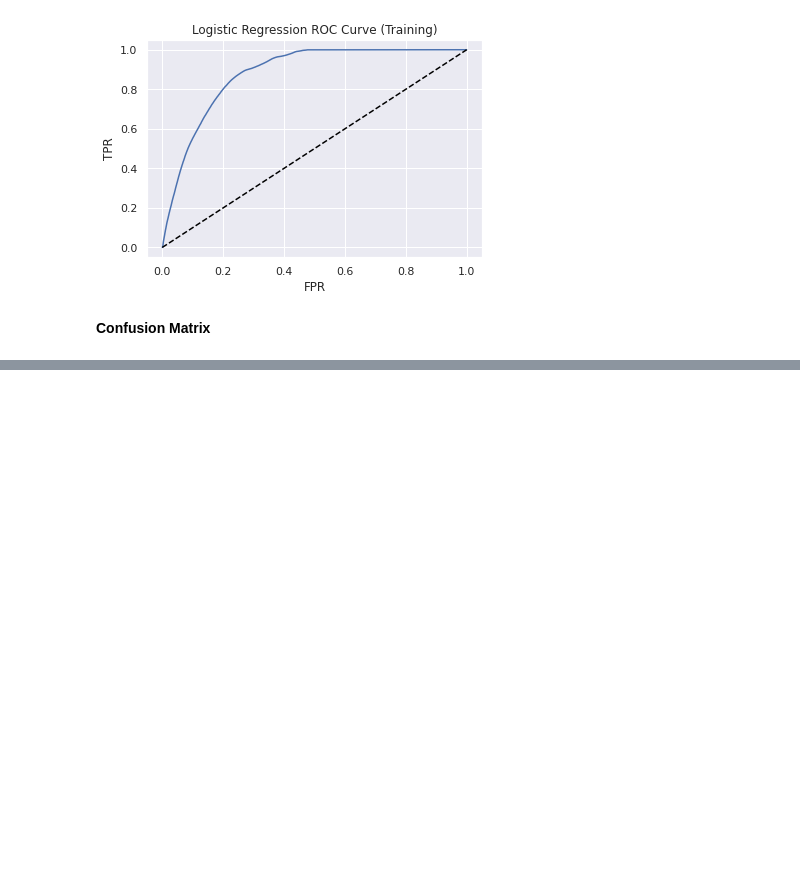
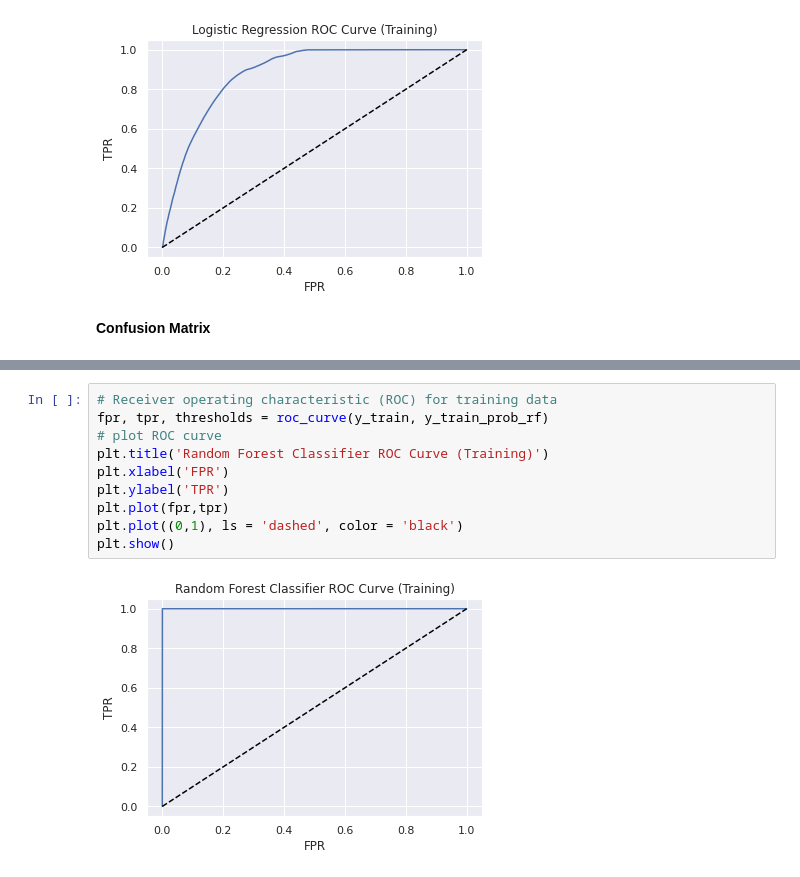
Before and after one commit to nihalhabeeb/Health_Insurance_Cross_Sell_Prediction, a Jupyter notebook: Health_Insurance_Cross_Sell_Prediction_Capstone_Project.ipynb, the cells around one changed output, grey strips where cells are left out. Drawn from its saved outputs; the diff is of its cells as text; blank space fills up the shorter version.

```diff
--- a/Health_Insurance_Cross_Sell_Prediction_Capstone_Project.ipynb
+++ b/Health_Insurance_Cross_Sell_Prediction_Capstone_Project.ipynb
@@ -910,0 +1019,12 @@ ax.yaxis.set_ticklabels(labels)
+# %%
+# Receiver operating characteristic (ROC) for training data
+fpr, tpr, thresholds = roc_curve(y_train, y_train_prob_rf)
+# plot ROC curve
+plt.title('Random Forest Classifier ROC Curve (Training)')
+plt.xlabel('FPR')
+plt.ylabel('TPR')
+plt.plot(fpr,tpr)
+plt.plot((0,1), ls = 'dashed', color = 'black')
+plt.show()
+# %% [output]
+[figure, added]
```
Also changed, not shown: parts of 27 cells of this notebook.
